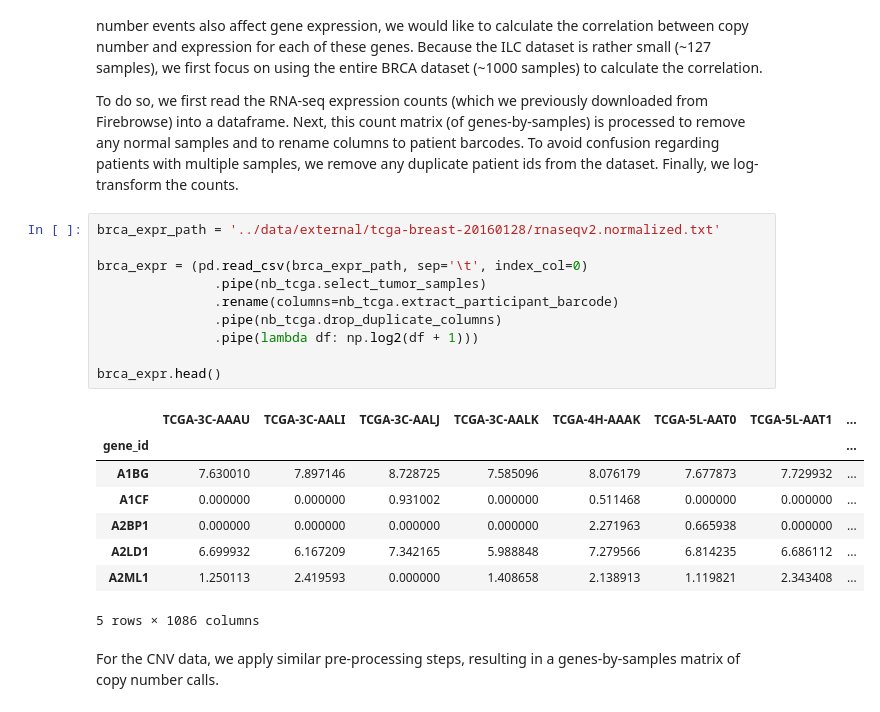
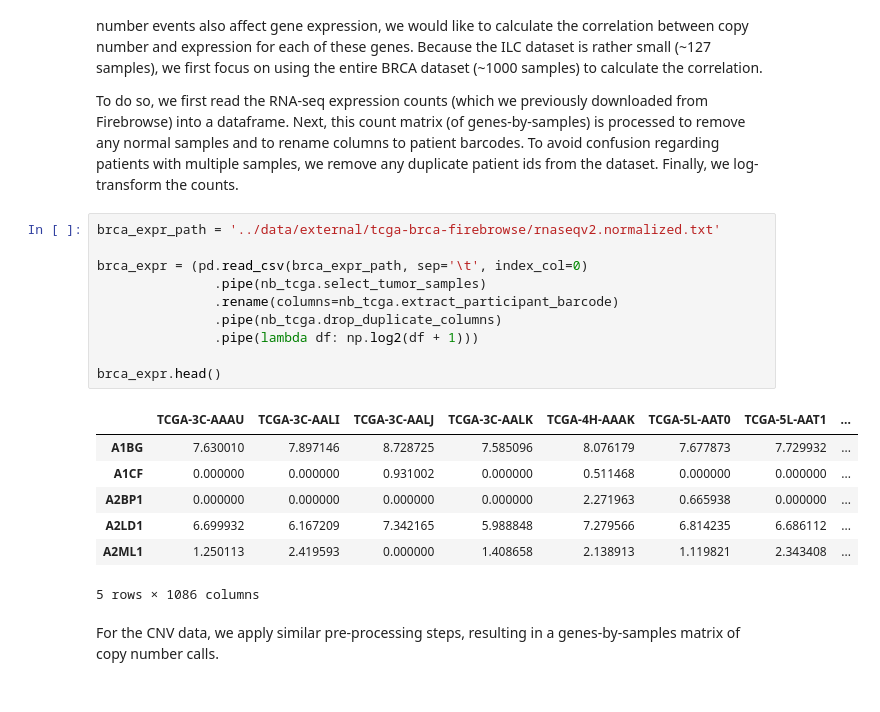
Before and after one commit to jrderuiter/ilc-sb-screen, a Jupyter notebook: notebooks/4. Human relevance.ipynb, the cells around one changed output. Cells and saved outputs as stored; diff of their text form.

Commit message:
Added make rules for external data.

```diff
--- a/notebooks/4. Human relevance.ipynb
+++ b/notebooks/4. Human relevance.ipynb
@@ -27,18 +27,17 @@ In the ILC dataset from Ciriello et al. (2015), *TP53BP2* and *PPP1R12A* are fre
 
 To do so, we first read the RNA-seq expression counts (which we previously downloaded from Firebrowse) into a dataframe. Next, this count matrix (of genes-by-samples) is processed to remove any normal samples and to rename columns to patient barcodes. To avoid confusion regarding patients with multiple samples, we remove any duplicate patient ids from the dataset. Finally, we log-transform the counts.
 # %%
-brca_expr_path = '../data/external/tcga-breast-20160128/rnaseqv2.normalized.txt'
+brca_expr_path = '../data/external/tcga-brca-firebrowse/rnaseqv2.normalized.txt'
 
 brca_expr = (pd.read_csv(brca_expr_path, sep='\t', index_col=0)
                .pipe(nb_tcga.select_tumor_samples)
                .rename(columns=nb_tcga.extract_participant_barcode)
                .pipe(nb_tcga.drop_duplicate_columns)
                .pipe(lambda df: np.log2(df + 1)))
 
 brca_expr.head()
 # %% [output]
 |  | TCGA-3C-AAAU | TCGA-3C-AALI | TCGA-3C-AALJ | TCGA-3C-AALK | TCGA-4H-AAAK | TCGA-5L-AAT0 | TCGA-5L-AAT1 | ... |
-| gene_id |  |  |  |  |  |  |  | ... |
 | A1BG | 7.630010 | 7.897146 | 8.728725 | 7.585096 | 8.076179 | 7.677873 | 7.729932 | ... |
 | A1CF | 0.000000 | 0.000000 | 0.931002 | 0.000000 | 0.511468 | 0.000000 | 0.000000 | ... |
 | A2BP1 | 0.000000 | 0.000000 | 0.000000 | 0.000000 | 2.271963 | 0.665938 | 0.000000 | ... |
```
Also changed, not shown: parts of 4 cells of this notebook, 10 other files.
